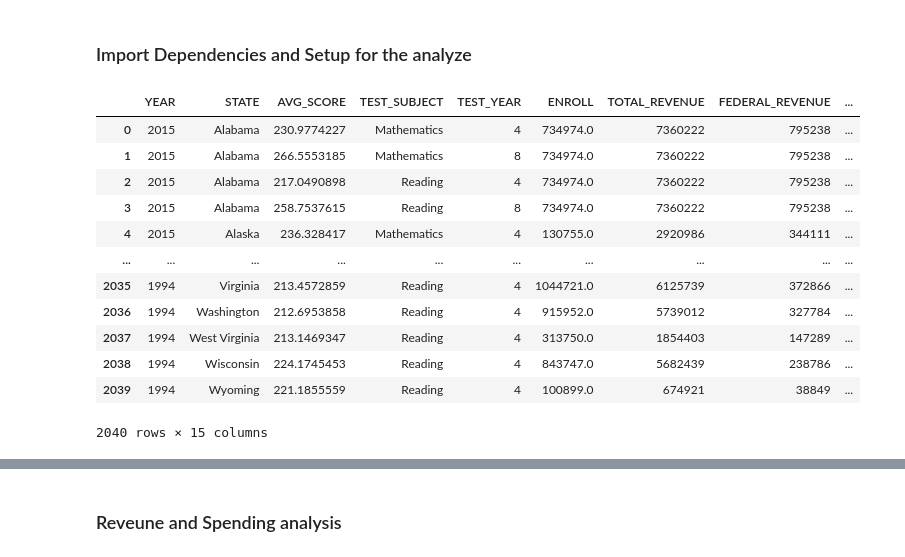
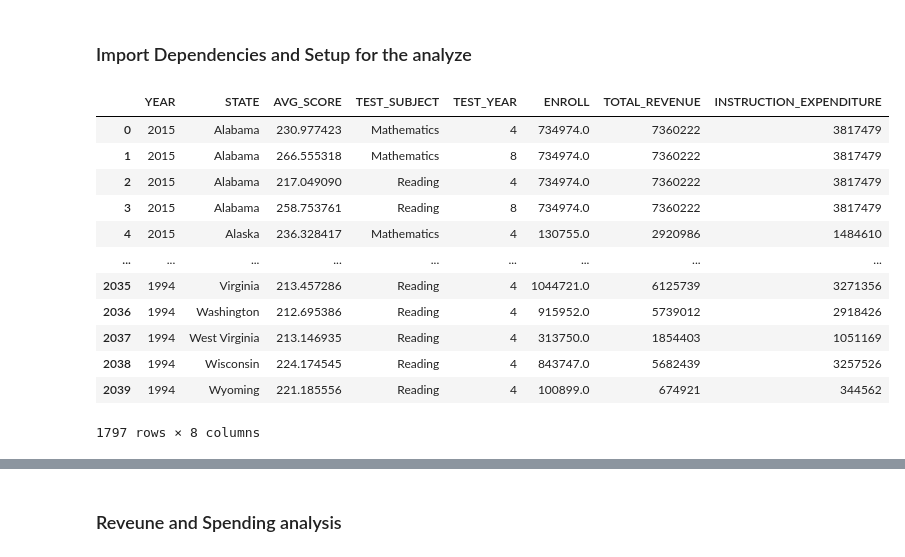
Before and after one commit to trangbt278/education, a Jupyter notebook: Student_Performance_vs_Funding.ipynb, the cells around one changed output, grey strips where cells are left out. Drawn from its saved outputs; the diff is of its cells as text; code cells hidden in the pictures.

```diff
--- a/Student_Performance_vs_Funding.ipynb
+++ b/Student_Performance_vs_Funding.ipynb
@@ -21,24 +21,35 @@ fed_revenue_path = "Input_Data/states.csv"
 # Read the score data and the revenue results
 scores_data = pd.read_csv(average_scores_path)
 revenue_data = pd.read_csv(fed_revenue_path)
-
-# Combine the data into a single dataset
-merged_data_df = pd.merge(scores_data, revenue_data, how = "inner", \
-                          left_on=['STATE','YEAR'], right_on=['STATE', 'YEAR'])
-
-# Display the data table for preview
-merged_data_df
-# %% [output]
-|  | YEAR | STATE | AVG_SCORE | TEST_SUBJECT | TEST_YEAR | ENROLL | TOTAL_REVENUE | FEDERAL_REVENUE | ... |
-| 0 | 2015 | Alabama | 230.9774227 | Mathematics | 4 | 734974.0 | 7360222 | 795238 | ... |
-| 1 | 2015 | Alabama | 266.5553185 | Mathematics | 8 | 734974.0 | 7360222 | 795238 | ... |
-| 2 | 2015 | Alabama | 217.0490898 | Reading | 4 | 734974.0 | 7360222 | 795238 | ... |
-| 3 | 2015 | Alabama | 258.7537615 | Reading | 8 | 734974.0 | 7360222 | 795238 | ... |
-| 4 | 2015 | Alaska | 236.328417 | Mathematics | 4 | 130755.0 | 2920986 | 344111 | ... |
-| ... | ... | ... | ... | ... | ... | ... | ... | ... | ... |
-| 2035 | 1994 | Virginia | 213.4572859 | Reading | 4 | 1044721.0 | 6125739 | 372866 | ... |
-| 2036 | 1994 | Washington | 212.6953858 | Reading | 4 | 915952.0 | 5739012 | 327784 | ... |
-| 2037 | 1994 | West Virginia | 213.1469347 | Reading | 4 | 313750.0 | 1854403 | 147289 | ... |
-| 2038 | 1994 | Wisconsin | 224.1745453 | Reading | 4 | 843747.0 | 5682439 | 238786 | ... |
-| 2039 | 1994 | Wyoming | 221.1855559 | Reading | 4 | 100899.0 | 674921 | 38849 | ... |
-2040 rows × 15 columns
+# %%
+# Combine the data into a single dataset
+merged_data_df = pd.merge(scores_data, revenue_data, how = "inner", \
+                          left_on=['STATE','YEAR'], right_on=['STATE', 'YEAR'])
+
+# Convert to numeric
+merged_data_df['AVG_SCORE'] = merged_data_df['AVG_SCORE'].apply(pd.to_numeric, errors='coerce' )
+merged_data_df['TOTAL_REVENUE'] = merged_data_df['TOTAL_REVENUE'].apply(pd.to_numeric, errors='coerce' )
+merged_data_df['INSTRUCTION_EXPENDITURE'] = merged_data_df['INSTRUCTION_EXPENDITURE'].apply(pd.to_numeric, errors='coerce' )
+
+merged_data_df = merged_data_df.drop(columns=['FEDERAL_REVENUE', 'STATE_REVENUE', 'LOCAL_REVENUE', \
+                                              'TOTAL_EXPENDITURE','SUPPORT_SERVICES_EXPENDITURE', \
+                                              'OTHER_EXPENDITURE', 'CAPITAL_OUTLAY_EXPENDITURE'])
+
+merged_data_df = merged_data_df.dropna()
+
+# Display the data table for preview
+merged_data_df
+# %% [output]
+|  | YEAR | STATE | AVG_SCORE | TEST_SUBJECT | TEST_YEAR | ENROLL | TOTAL_REVENUE | INSTRUCTION_EXPENDITURE |
+| 0 | 2015 | Alabama | 230.977423 | Mathematics | 4 | 734974.0 | 7360222 | 3817479 |
+| 1 | 2015 | Alabama | 266.555318 | Mathematics | 8 | 734974.0 | 7360222 | 3817479 |
+| 2 | 2015 | Alabama | 217.049090 | Reading | 4 | 734974.0 | 7360222 | 3817479 |
+| 3 | 2015 | Alabama | 258.753761 | Reading | 8 | 734974.0 | 7360222 | 3817479 |
+| 4 | 2015 | Alaska | 236.328417 | Mathematics | 4 | 130755.0 | 2920986 | 1484610 |
+| ... | ... | ... | ... | ... | ... | ... | ... | ... |
+| 2035 | 1994 | Virginia | 213.457286 | Reading | 4 | 1044721.0 | 6125739 | 3271356 |
+| 2036 | 1994 | Washington | 212.695386 | Reading | 4 | 915952.0 | 5739012 | 2918426 |
+| 2037 | 1994 | West Virginia | 213.146935 | Reading | 4 | 313750.0 | 1854403 | 1051169 |
+| 2038 | 1994 | Wisconsin | 224.174545 | Reading | 4 | 843747.0 | 5682439 | 3257526 |
+| 2039 | 1994 | Wyoming | 221.185556 | Reading | 4 | 100899.0 | 674921 | 344562 |
+1797 rows × 8 columns
```
Also changed, not shown: parts of 33 cells of this notebook, 8 other files.
